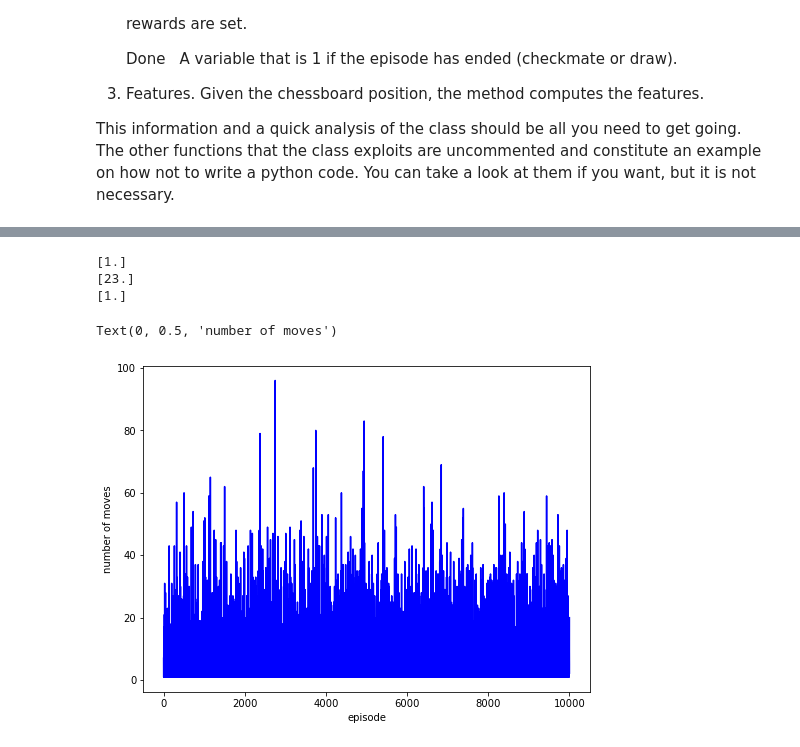
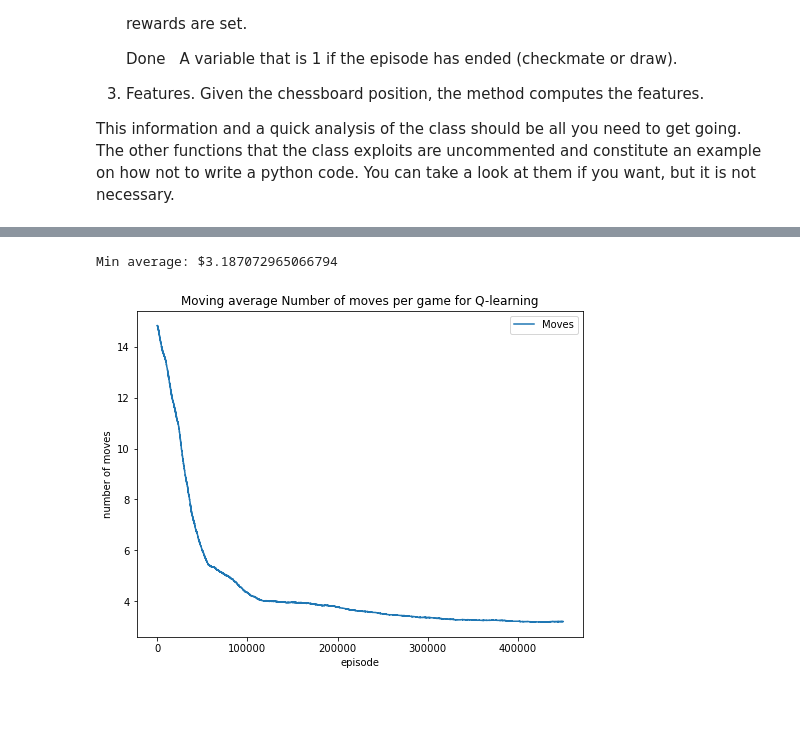
Before and after one commit to Salma0104/reinforcement_learning, a Jupyter notebook: Assignment.ipynb, the cells around one changed output, grey strips where cells are left out. Saved outputs shown, nothing was run; the diff lists cells and outputs as text; code cells hidden in the pictures; blank space fills up the shorter version.

```diff
--- a/Assignment.ipynb
+++ b/Assignment.ipynb
@@ -73,12 +73,12 @@ N_h=200                ## NUMBER OF HIDDEN NODES
 
 # HYPERPARAMETERS SUGGESTED (FOR A GRID SIZE OF 4)
 
-epsilon_0 = 0.2     # STARTING VALUE OF EPSILON FOR THE EPSILON-GREEDY POLICY
+epsilon_0 = 0.1     # STARTING VALUE OF EPSILON FOR THE EPSILON-GREEDY POLICY
 beta = 0.00005      # THE PARAMETER SETS HOW QUICKLY THE VALUE OF EPSILON IS DECAYING (SEE epsilon_f BELOW)
 gamma = 0.85        # THE DISCOUNT FACTOR
-eta = 0.0035        # THE LEARNING RATE
+eta = 0.01        # THE LEARNING RATE
 ann =  neural_net.NeuralNet(N_in,200,N_a,eta)
-N_episodes = 100000 # THE NUMBER OF GAMES TO BE PLAYED (CHANGE BACK TO 100K)
+N_episodes = 500000 # THE NUMBER OF GAMES TO BE PLAYED (CHANGE BACK TO 100K)
 
 # SAVING VARIABLES
 R_save = np.zeros([N_episodes, 1])
@@ -185,17 +177,15 @@ plt.ylabel('Reward')
 # %%
 fig, axs = plt.subplots(1,figsize=(8,6))
-
-plt.plot(np.arange(0,N_episodes),N_moves_save,'b')
-# print(np.arange(0,5))
-# plt.plot(np.arange(0,500),N_moves_save[:500],'b')
-
-
-# plot labels
+N_moves_save = np.squeeze(N_moves_save)
+weights = np.exp(np.linspace(-1.,0.,N_moves_save.shape[0]//10))
+weights /= weights.sum()
+ema = np.convolve(N_moves_save, weights, mode='valid')
+plt.plot(ema, label='Moves')
+plt.legend()
 plt.xlabel('episode')
 plt.ylabel('number of moves')
+plt.title('Moving average Number of moves per game for Q-learning')
+print(f'Min average: ${np.min(ema)}')
 # %% [output]
-[1.]
-[23.]
-[1.]
+Min average: $3.187072965066794
-Text(0, 0.5, 'number of moves')
-[figure, old version]
+[figure, new version]
```
Also changed, not shown: parts of 3 cells of this notebook.
